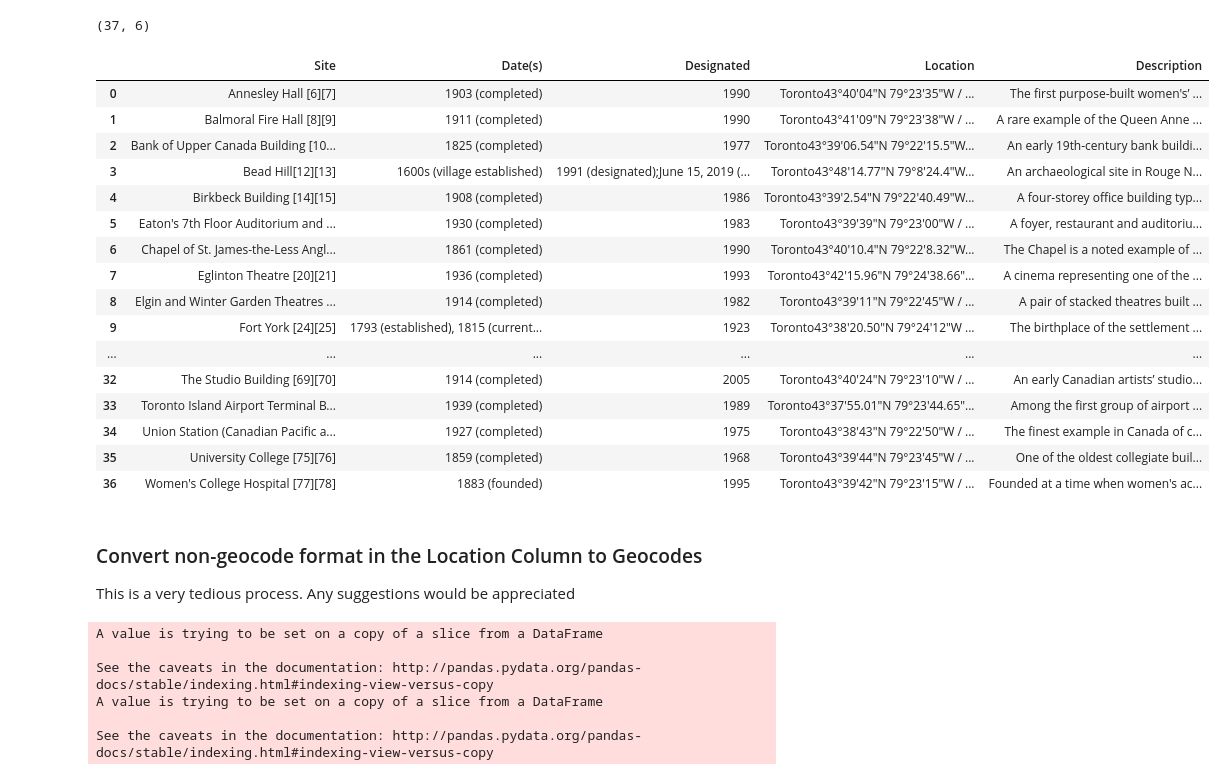
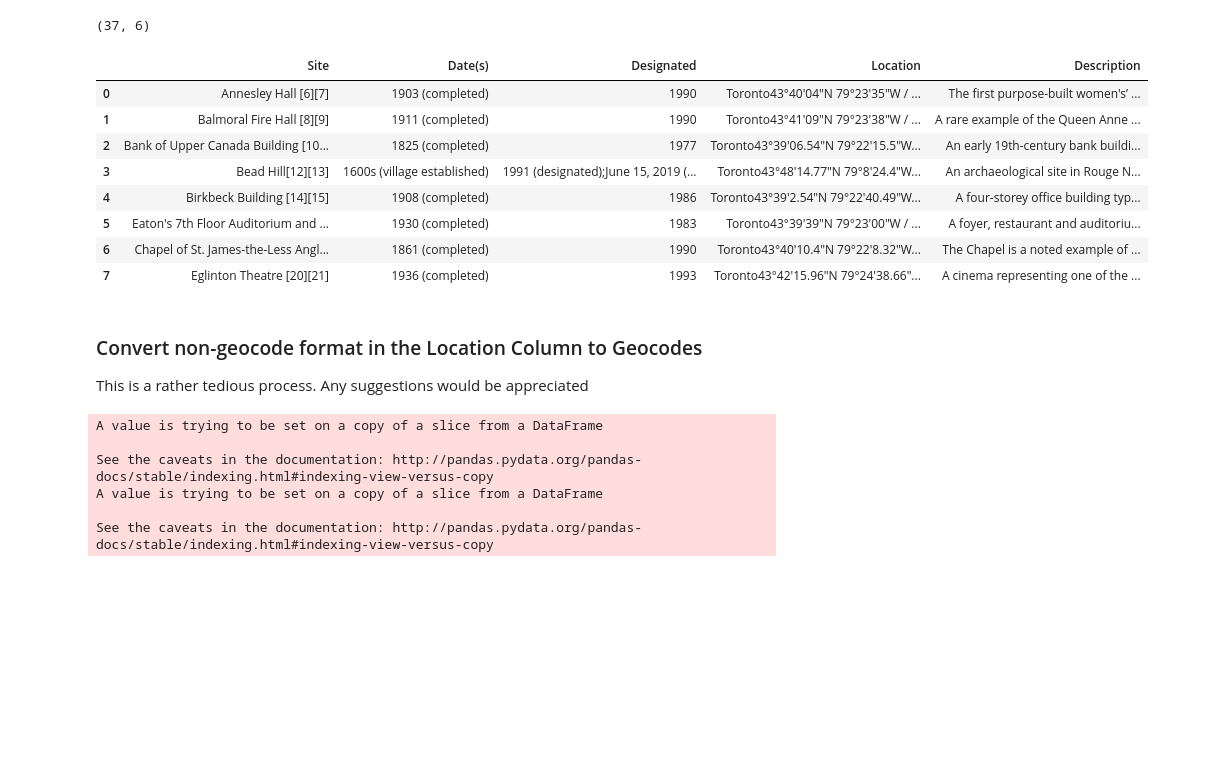
Before and after one commit to henryjos/Coursera_Capstone, a Jupyter notebook: Clustering Toronto Neighborhoods.ipynb, the cells around one changed output. Saved outputs shown, nothing was run; the diff lists cells and outputs as text; code cells hidden in the pictures; blank space fills up the shorter version.

Commit message:
Published from Watson Studio.

```diff
--- a/Clustering Toronto Neighborhoods.ipynb
+++ b/Clustering Toronto Neighborhoods.ipynb
@@ -311,29 +311,21 @@ df_TorHS0.shape
 # %%
 #Remove the Image Column
 
 df_TorHS1 = df_TorHS0.drop(['Image'], axis=1)
-display(df_TorHS1)
+display(df_TorHS1.head(8))
 # %% [output]
 |  | Site | Date(s) | Designated | Location | Description |
 | 0 | Annesley Hall [6][7] | 1903 (completed) | 1990 | Toronto43°40′04″N 79°23′35″W﻿ / ﻿... | The first purpose-built women's’ ... |
 | 1 | Balmoral Fire Hall [8][9] | 1911 (completed) | 1990 | Toronto43°41′09″N 79°23′38″W﻿ / ﻿... | A rare example of the Queen Anne ... |
 | 2 | Bank of Upper Canada Building [10... | 1825 (completed) | 1977 | Toronto43°39′06.54″N 79°22′15.5″W... | An early 19th-century bank buildi... |
 | 3 | Bead Hill[12][13] | 1600s (village established) | 1991 (designated);June 15, 2019 (... | Toronto43°48′14.77″N 79°8′24.4″W﻿... | An archaeological site in Rouge N... |
 | 4 | Birkbeck Building [14][15] | 1908 (completed) | 1986 | Toronto43°39′2.54″N 79°22′40.49″W... | A four-storey office building typ... |
 | 5 | Eaton's 7th Floor Auditorium and ... | 1930 (completed) | 1983 | Toronto43°39′39″N 79°23′00″W﻿ / ﻿... | A foyer, restaurant and auditoriu... |
 | 6 | Chapel of St. James-the-Less Angl... | 1861 (completed) | 1990 | Toronto43°40′10.4″N 79°22′8.32″W﻿... | The Chapel is a noted example of ... |
 | 7 | Eglinton Theatre [20][21] | 1936 (completed) | 1993 | Toronto43°42′15.96″N 79°24′38.66″... | A cinema representing one of the ... |
-| 8 | Elgin and Winter Garden Theatres ... | 1914 (completed) | 1982 | Toronto43°39′11″N 79°22′45″W﻿ / ﻿... | A pair of stacked theatres built ... |
-| 9 | Fort York [24][25] | 1793 (established), 1815 (current... | 1923 | Toronto43°38′20.50″N 79°24′12″W﻿ ... | The birthplace of the settlement ... |
-| ... | ... | ... | ... | ... | ... |
-| 32 | The Studio Building [69][70] | 1914 (completed) | 2005 | Toronto43°40′24″N 79°23′10″W﻿ / ﻿... | An early Canadian artists’ studio... |
-| 33 | Toronto Island Airport Terminal B... | 1939 (completed) | 1989 | Toronto43°37′55.01″N 79°23′44.65″... | Among the first group of airport ... |
-| 34 | Union Station (Canadian Pacific a... | 1927 (completed) | 1975 | Toronto43°38′43″N 79°22′50″W﻿ / ﻿... | The finest example in Canada of c... |
-| 35 | University College [75][76] | 1859 (completed) | 1968 | Toronto43°39′44″N 79°23′45″W﻿ / ﻿... | One of the oldest collegiate buil... |
-| 36 | Women's College Hospital [77][78] | 1883 (founded) | 1995 | Toronto43°39′42″N 79°23′15″W﻿ / ﻿... | Founded at a time when women's ac... |
 # %% [markdown]
 ### Convert non-geocode format in the Location Column to Geocodes
-This is a very tedious process. Any suggestions would be appreciated
+This is a rather tedious process. Any suggestions would be appreciated
 # %%
 def listToString(s):
 
```
Also changed, not shown: parts of 3 cells of this notebook.
